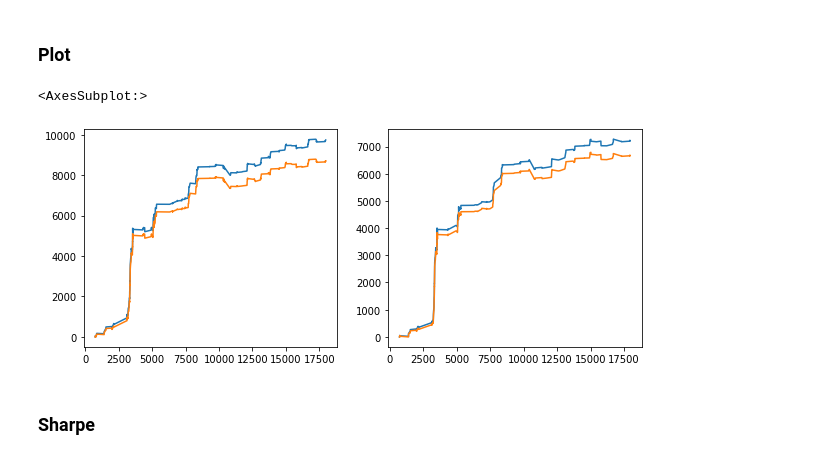
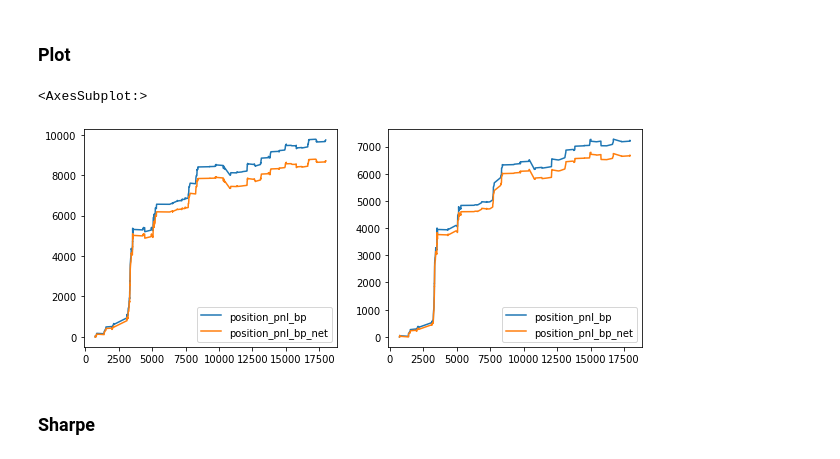
Before and after one commit to avoytkiv/moc_imbalance_flip, a Jupyter notebook: research/results.ipynb, the cells around one changed output. Saved outputs shown, nothing was run; the diff lists cells and outputs as text; code cells hidden in the pictures.

```diff
--- a/research/results.ipynb
+++ b/research/results.ipynb
@@ -174,3 +176,10 @@ Sharpe with no filters is
+# %%
+k = 4
+
+for i in range(1, k):
+    df['spread_at_open_%d' % i] = df['spread_at_open'] * i
+    df['delta_move_%d' % i] = df['delta_move'] - df['spread_at_open_%d' % i]
+    df['position_pnl_bp_net_%d' % i] = df['delta_move_%d' % i] * df['position_size_bp']
 # %% [markdown]
 ## Price and position size analysis <a class="anchor" id="fourth-bullet"></a>
 # %% [markdown]
@@ -620,13 +629,11 @@ df_filter_vpisd_conservative = df_filter_vpis_conservative[df_filter_vpis_conser
 # %%
 # Plot
 fig, (ax1, ax2) = plt.subplots(1, 2, figsize=(10,4))
-df_filter_vpisd['position_pnl_bp'].cumsum().plot(ax=ax1)
-df_filter_vpisd['position_pnl_bp_net'].cumsum().plot(ax=ax1)
-df_filter_vpisd_conservative['position_pnl_bp'].cumsum().plot(ax=ax2)
-df_filter_vpisd_conservative['position_pnl_bp_net'].cumsum().plot(ax=ax2)
+df_filter_vpisd[['position_pnl_bp', 'position_pnl_bp_net']].cumsum().plot(ax=ax1)
+df_filter_vpisd_conservative[['position_pnl_bp', 'position_pnl_bp_net']].cumsum().plot(ax=ax2)
 # %% [output]
 <AxesSubplot:>
-[figure, old version]
+[figure, new version]
 # %% [markdown]
 ### Sharpe <a class="anchor" id="nineth-bullet-sharpe"></a>
 # %%
```
Also changed, not shown: parts of 4 cells of this notebook.
